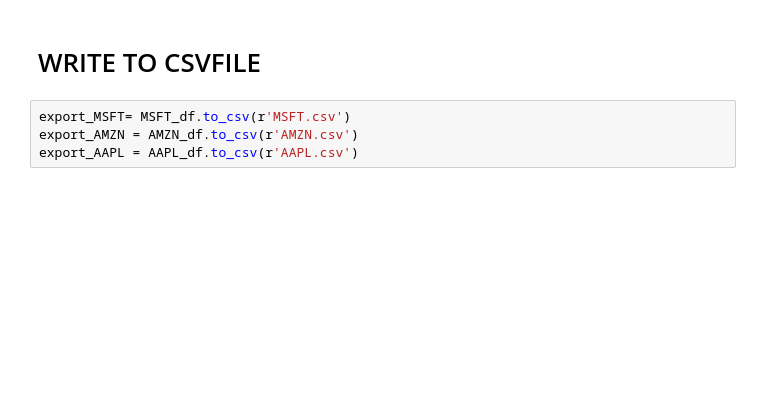
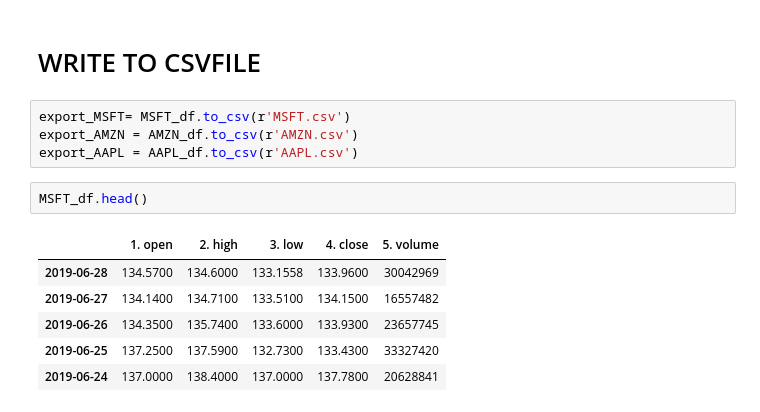
Before and after one commit to Fahad2314/MSc_Project, a Jupyter notebook: data/raw/Data_JSON_TO_CSV.ipynb, the cells around one changed output. Drawn from its saved outputs; the diff is of its cells as text; blank space fills up the shorter version.

```diff
--- a/data/raw/Data_JSON_TO_CSV.ipynb
+++ b/data/raw/Data_JSON_TO_CSV.ipynb
@@ -30,3 +32,12 @@ AAPL_df = AAPL_df.T
 export_MSFT= MSFT_df.to_csv(r'MSFT.csv')
 export_AMZN = AMZN_df.to_csv(r'AMZN.csv')
 export_AAPL = AAPL_df.to_csv(r'AAPL.csv')
+# %%
+MSFT_df.head()
+# %% [output]
+|  | 1. open | 2. high | 3. low | 4. close | 5. volume |
+| 2019-06-28 | 134.5700 | 134.6000 | 133.1558 | 133.9600 | 30042969 |
+| 2019-06-27 | 134.1400 | 134.7100 | 133.5100 | 134.1500 | 16557482 |
+| 2019-06-26 | 134.3500 | 135.7400 | 133.6000 | 133.9300 | 23657745 |
+| 2019-06-25 | 137.2500 | 137.5900 | 132.7300 | 133.4300 | 33327420 |
+| 2019-06-24 | 137.0000 | 138.4000 | 137.0000 | 137.7800 | 20628841 |
```
Also changed, not shown: parts of 3 cells of this notebook, 5 other files.
